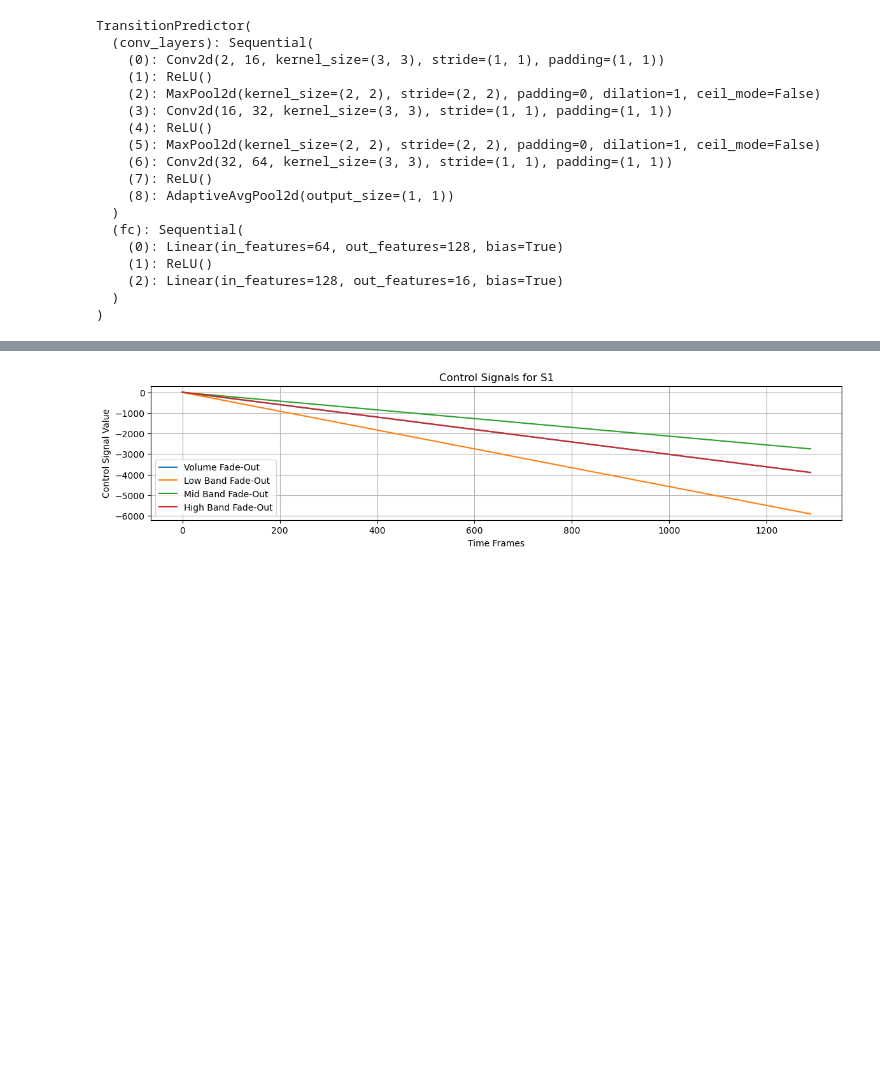
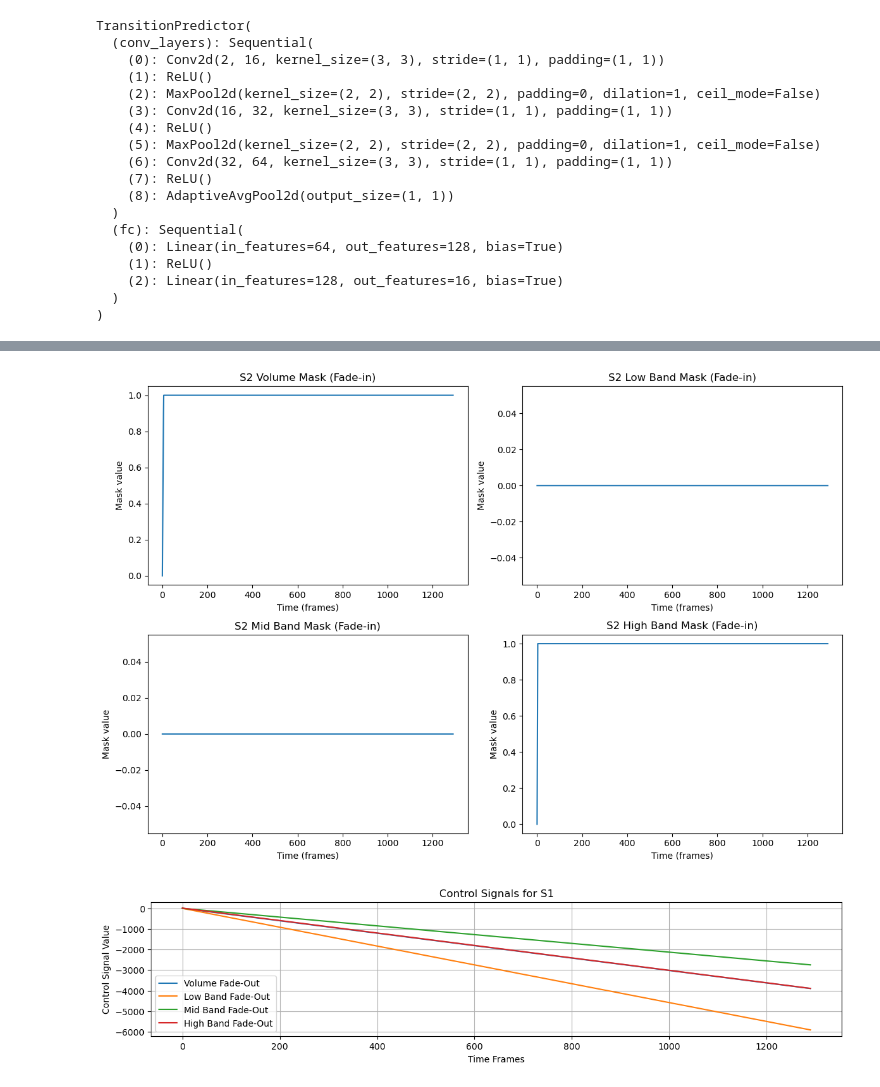
Before and after one commit to michaelhein39/dj-transition-predictor, a Jupyter notebook: notebooks/construct_transition.ipynb, the cells around one changed output, grey strips where cells are left out. Saved outputs shown, nothing was run; the diff lists cells and outputs as text; code cells hidden in the pictures; blank space fills up the shorter version.

```diff
--- a/notebooks/construct_transition.ipynb
+++ b/notebooks/construct_transition.ipynb
@@ -112,3 +156,35 @@ time_vector = np.arange(input_tensor.shape[-1])
+# %%
+# Plot each mask over time
+plt.figure(figsize=(12, 8))
+
+plt.subplot(2, 2, 1)
+plt.plot(time_vector.cpu().numpy(), S2_vol_mask.cpu().numpy())
+plt.title("S2 Volume Mask (Fade-in)")
+plt.xlabel("Time (frames)")
+plt.ylabel("Mask value")
+
+plt.subplot(2, 2, 2)
+plt.plot(time_vector.cpu().numpy(), S2_low_mask.cpu().numpy())
+plt.title("S2 Low Band Mask (Fade-in)")
+plt.xlabel("Time (frames)")
+plt.ylabel("Mask value")
+
+plt.subplot(2, 2, 3)
+plt.plot(time_vector.cpu().numpy(), S2_mid_mask.cpu().numpy())
+plt.title("S2 Mid Band Mask (Fade-in)")
+plt.xlabel("Time (frames)")
+plt.ylabel("Mask value")
+
+plt.subplot(2, 2, 4)
+plt.plot(time_vector.cpu().numpy(), S2_high_mask.cpu().numpy())
+plt.title("S2 High Band Mask (Fade-in)")
+plt.xlabel("Time (frames)")
+plt.ylabel("Mask value")
+
+plt.tight_layout()
+plt.show()
+# %% [output]
+[figure, added]
 # %%
 # Plot control signals for S1
 plt.figure(figsize=(14, 6))
```
Also changed, not shown: parts of 3 cells of this notebook.
